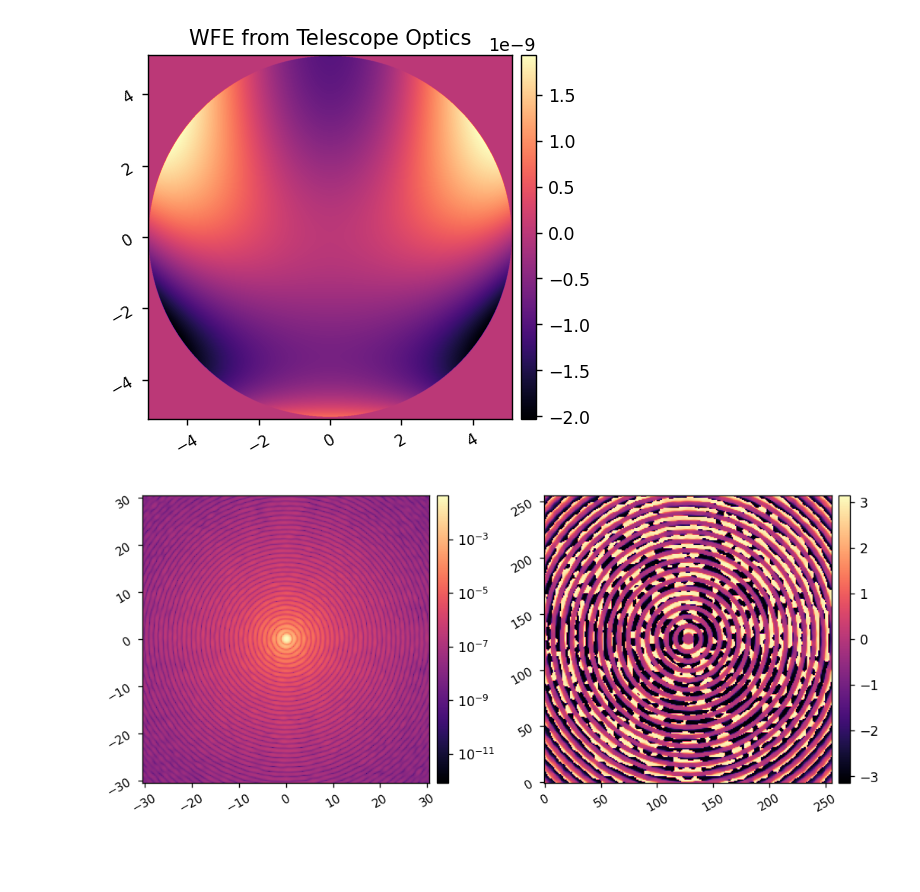
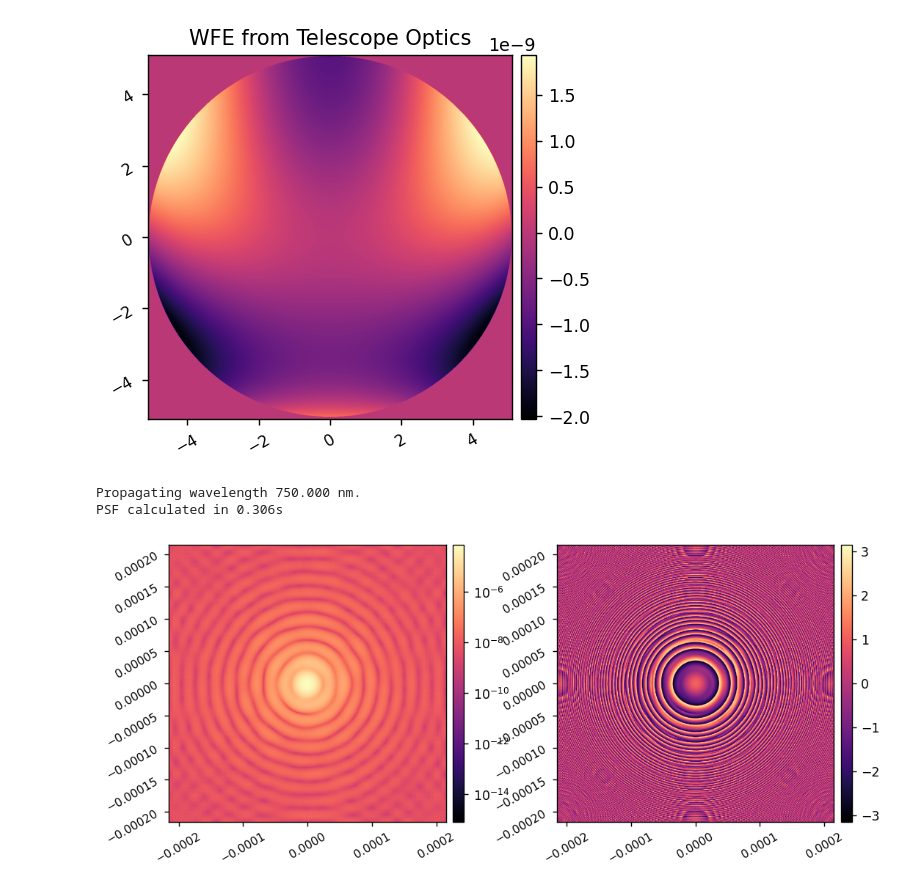
Before and after one commit to kian1377/apra-howfsc-models, a Jupyter notebook: phase_retrieval_tests.ipynb, the cells around one changed output. Drawn from its saved outputs; the diff is of its cells as text; code cells hidden in the pictures; blank space fills up the shorter version.

```diff
--- a/phase_retrieval_tests.ipynb
+++ b/phase_retrieval_tests.ipynb
@@ -43,20 +43,26 @@ DEBUG:poppy:  Getting pixel scale from user-provided float value: 9.960937499999
 # %%
 reload(full)
 reload(misc)
 poppy_log.disabled = True
 
 vortex = agpm.IdealAGPM(name='VVC', wavelength=wavelength_c, charge=6, singularity=20*u.um)
 lyot_stop = poppy.CircularAperture(name='Lyot Stop', radius=3*u.mm, gray_pixel=False)
 
 c = full.CORO()
 
 c.npix = 128
 c.oversample = 16
 c.npsf = 256
 c.use_opds = True
+c.OTEWFE = ote_wfe
+c.defocus = 1000*wavelength_c
 
-psf = c.calc_psf()
+wf = c.calc_wfs()[-1]
+psf = wf.wavefront
 misc.imshow2(np.abs(psf)**2, np.angle(psf),
-             pxscl1=c.psf_pixelscale_lamD, lognorm1=True)
+             pxscl=wf.pixelscale,
+             lognorm1=True)
 # %% [output]
+Propagating wavelength 750.000 nm.
+PSF calculated in 0.306s
-[figure, old version]
+[figure, new version]
```
Also changed, not shown: 2 other files.
